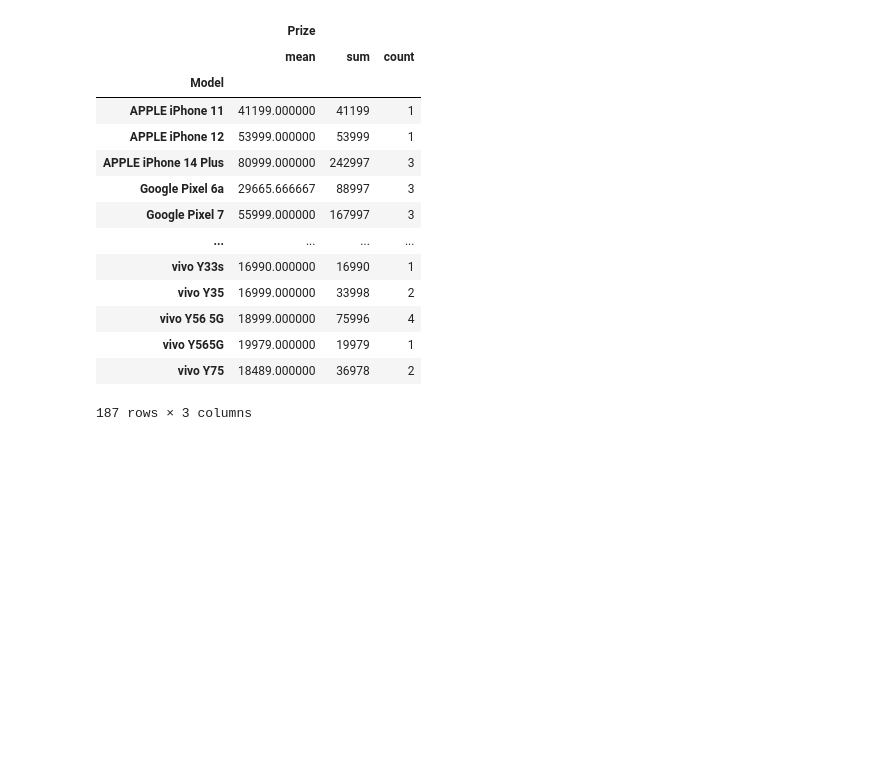
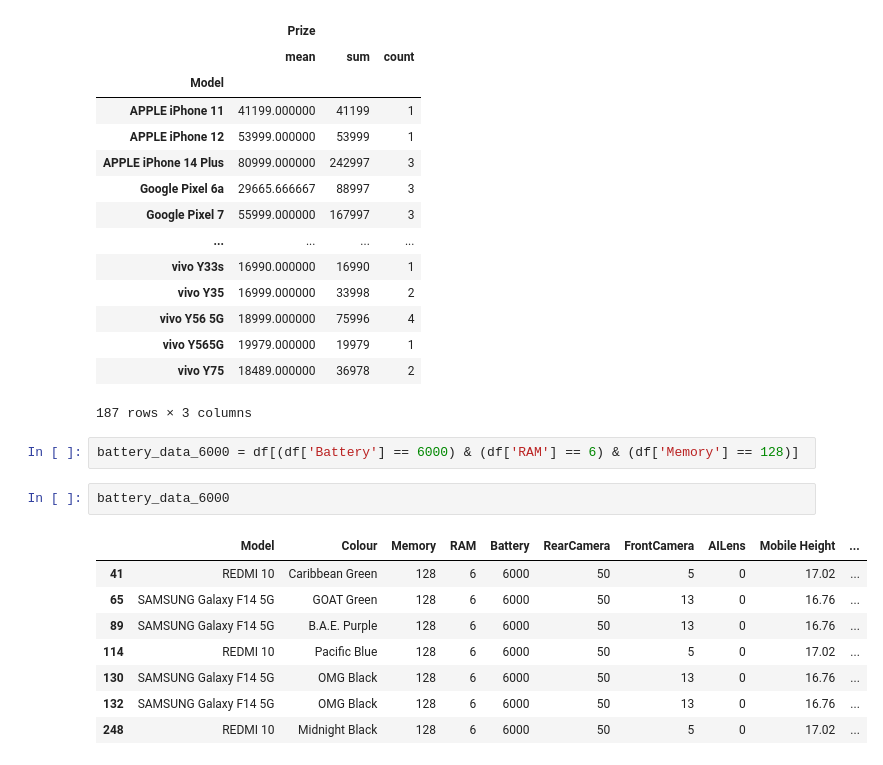
Before and after one commit to santoshdhalwalkar/Calculator, a Jupyter notebook: PricePredictionforMobilePhones.ipynb, the cells around one changed output. Saved outputs shown, nothing was run; the diff lists cells and outputs as text; blank space fills up the shorter version.

```diff
--- a/PricePredictionforMobilePhones.ipynb
+++ b/PricePredictionforMobilePhones.ipynb
@@ -439,3 +449,16 @@ grouped_data
 | vivo Y565G | 19979.000000 | 19979 | 1 |
 | vivo Y75 | 18489.000000 | 36978 | 2 |
 187 rows × 3 columns
+# %%
+battery_data_6000 = df[(df['Battery'] == 6000) & (df['RAM'] == 6) & (df['Memory'] == 128)]
+# %%
+battery_data_6000
+# %% [output]
+|  | Model | Colour | Memory | RAM | Battery | RearCamera | FrontCamera | AILens | Mobile Height | ... |
+| 41 | REDMI 10 | Caribbean Green | 128 | 6 | 6000 | 50 | 5 | 0 | 17.02 | ... |
+| 65 | SAMSUNG Galaxy F14 5G | GOAT Green | 128 | 6 | 6000 | 50 | 13 | 0 | 16.76 | ... |
+| 89 | SAMSUNG Galaxy F14 5G | B.A.E. Purple | 128 | 6 | 6000 | 50 | 13 | 0 | 16.76 | ... |
+| 114 | REDMI 10 | Pacific Blue | 128 | 6 | 6000 | 50 | 5 | 0 | 17.02 | ... |
+| 130 | SAMSUNG Galaxy F14 5G | OMG Black | 128 | 6 | 6000 | 50 | 13 | 0 | 16.76 | ... |
+| 132 | SAMSUNG Galaxy F14 5G | OMG Black | 128 | 6 | 6000 | 50 | 13 | 0 | 16.76 | ... |
+| 248 | REDMI 10 | Midnight Black | 128 | 6 | 6000 | 50 | 5 | 0 | 17.02 | ... |
```
Also changed, not shown: parts of 5 cells of this notebook.
